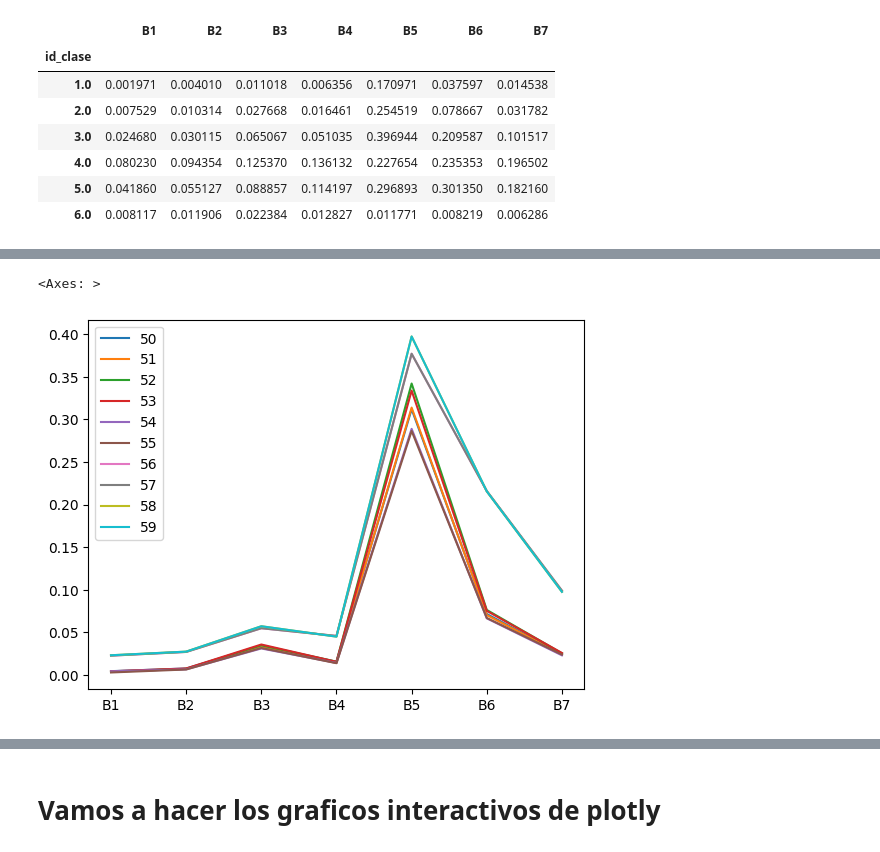
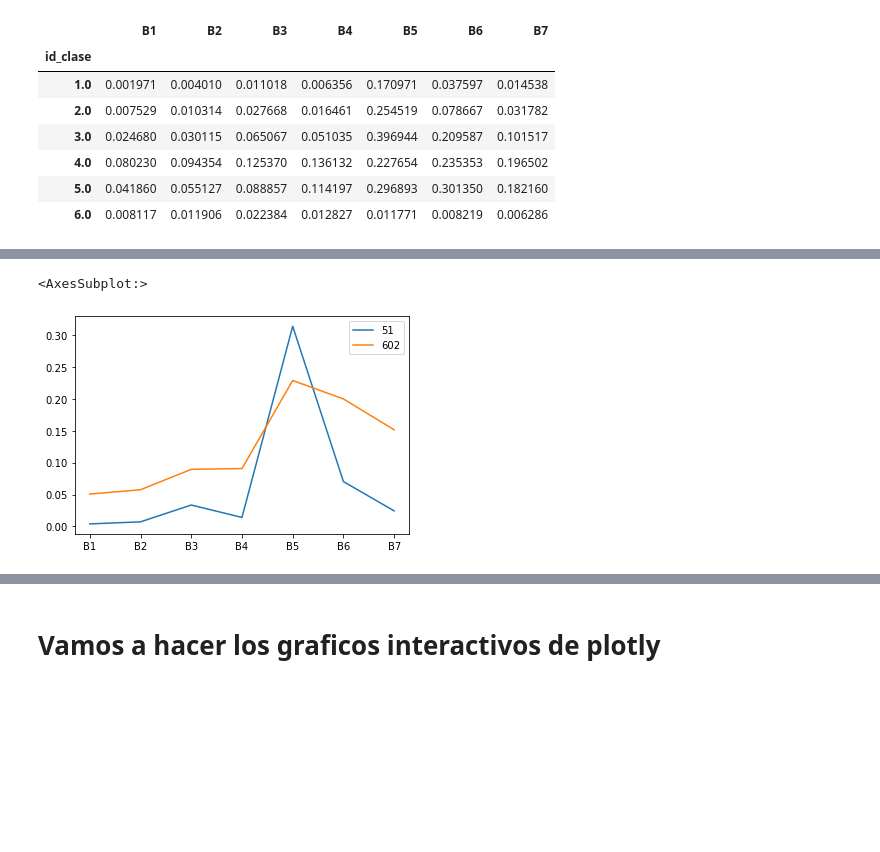
Before and after one commit to cristianvergaraf/land_use_classification, a Jupyter notebook: exploratory_analysis.ipynb, the cells around one changed output, grey strips where cells are left out. Cells and saved outputs as stored; diff of their text form; code cells hidden in the pictures; blank space fills up the shorter version.

```diff
--- a/exploratory_analysis.ipynb
+++ b/exploratory_analysis.ipynb
@@ -11,4 +11,5 @@ import folium
 import numpy as np
 # %%
 # Cargar datos
-sitios = pd.read_csv(r'C:\Users\CRISTIAN\OneDrive - Universidad de Alcala\Classificaciones\sitios_entrenamiento_2021_lingue_reflex.csv', encoding = 'ISO-8859-1', index_col = [0], sep = ",")
+sitios = pd.read_csv(r'C:\Users\crist\Documents\GitHub\land_use_classification\sitios_entrenamiento_2021_lingue_reflex.csv', encoding = 'ISO-8859-1', index_col = [0], sep = ",")
+sitios
@@ -114,9 +129,11 @@ sitios_mean.transpose().plot() ## Como podemos modificar la Leyenda para colocar
 # %%
-## Scatterplot para ver las firmas espectrales
-sitios.iloc[50:60,4:].transpose().plot()
+## Scatterplot para ver las firmas espectrales por punto
+## Esto lo podemos implementar en un grafico interactivo en streamlit
+## Para identificar la firma espectral para cada uno de los puntos
+sitios.iloc[[51,600],4:].transpose().plot()
 # %% [output]
-<Axes: >
+<AxesSubplot:>
-[figure, old version]
+[figure, new version]
 # %%
 (sitios.loc[:,['B1','B2','B3','B4','B5','B6', 'B7']]).hist(figsize=(10,10))
 # %% [output]
```
Also changed, not shown: parts of 23 cells of this notebook, 11 other files.
